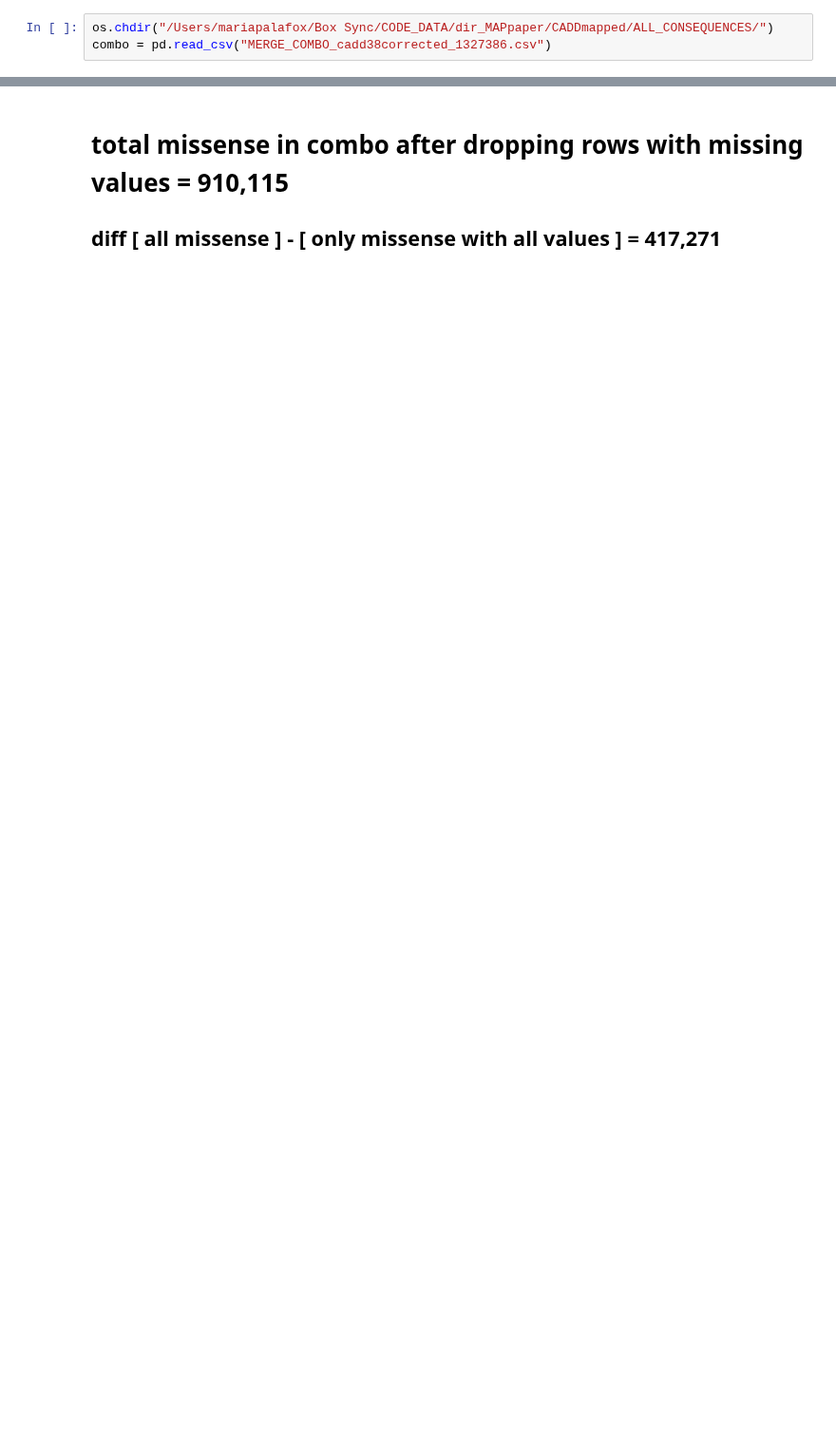
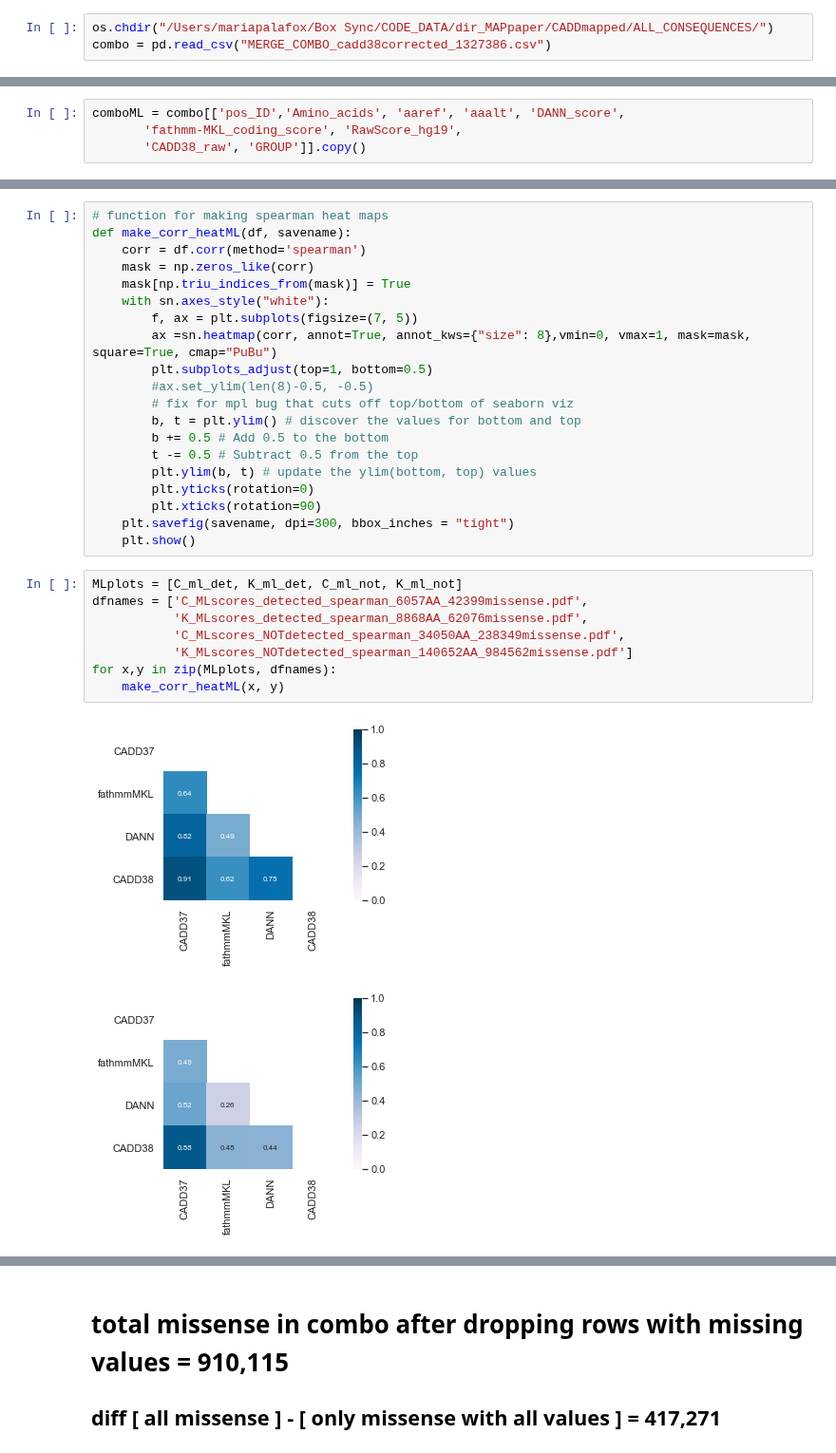
Before and after one commit to Mfpfox/MAPPING, a Jupyter notebook: Rfig_py_correlation_heatmaps.ipynb, the cells around one changed output, grey strips where cells are left out. Shown at 95% size. Cells and saved outputs as stored; diff of their text form; blank space fills up the shorter version.

Commit message:
supplemental corr plots added

```diff
--- a/Rfig_py_correlation_heatmaps.ipynb
+++ b/Rfig_py_correlation_heatmaps.ipynb
@@ -215,0 +193,4 @@ combo.to_csv("MERGE_COMBO_cadd38corrected_filternan_910115.csv", index=False)
+# %%
+comboML = combo[['pos_ID','Amino_acids', 'aaref', 'aaalt', 'DANN_score',
+       'fathmm-MKL_coding_score', 'RawScore_hg19',
+       'CADD38_raw', 'GROUP']].copy()
@@ -215,0 +250,31 @@ combo.to_csv("MERGE_COMBO_cadd38corrected_filternan_910115.csv", index=False)
+# %%
+# function for making spearman heat maps
+def make_corr_heatML(df, savename):
+    corr = df.corr(method='spearman')
+    mask = np.zeros_like(corr)
+    mask[np.triu_indices_from(mask)] = True
+    with sn.axes_style("white"):
+        f, ax = plt.subplots(figsize=(7, 5))
+        ax =sn.heatmap(corr, annot=True, annot_kws={"size": 8},vmin=0, vmax=1, mask=mask, square=True, cmap="PuBu")
+        plt.subplots_adjust(top=1, bottom=0.5)
+        #ax.set_ylim(len(8)-0.5, -0.5)
+        # fix for mpl bug that cuts off top/bottom of seaborn viz
+        b, t = plt.ylim() # discover the values for bottom and top
+        b += 0.5 # Add 0.5 to the bottom
+        t -= 0.5 # Subtract 0.5 from the top
+        plt.ylim(b, t) # update the ylim(bottom, top) values
+        plt.yticks(rotation=0)
+        plt.xticks(rotation=90)
+    plt.savefig(savename, dpi=300, bbox_inches = "tight")
+    plt.show()
+# %%
+MLplots = [C_ml_det, K_ml_det, C_ml_not, K_ml_not]
+dfnames = ['C_MLscores_detected_spearman_6057AA_42399missense.pdf',
+           'K_MLscores_detected_spearman_8868AA_62076missense.pdf',
+           'C_MLscores_NOTdetected_spearman_34050AA_238349missense.pdf',
+           'K_MLscores_NOTdetected_spearman_140652AA_984562missense.pdf']
+for x,y in zip(MLplots, dfnames):
+    make_corr_heatML(x, y)
+# %% [output]
+[figure, added]
+[figure, added]
```
Also changed, not shown: parts of 30 cells of this notebook, 2 other files.
